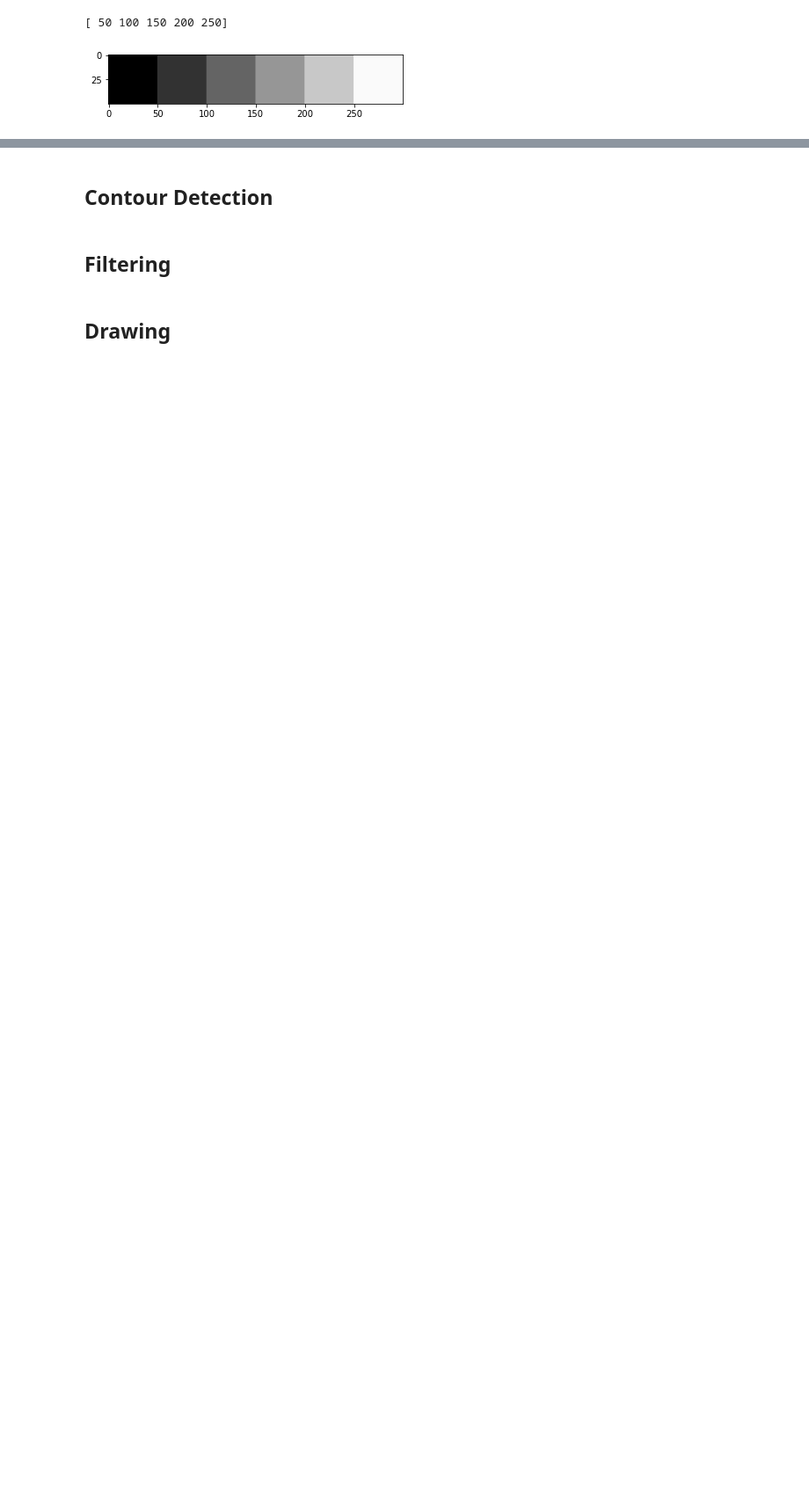
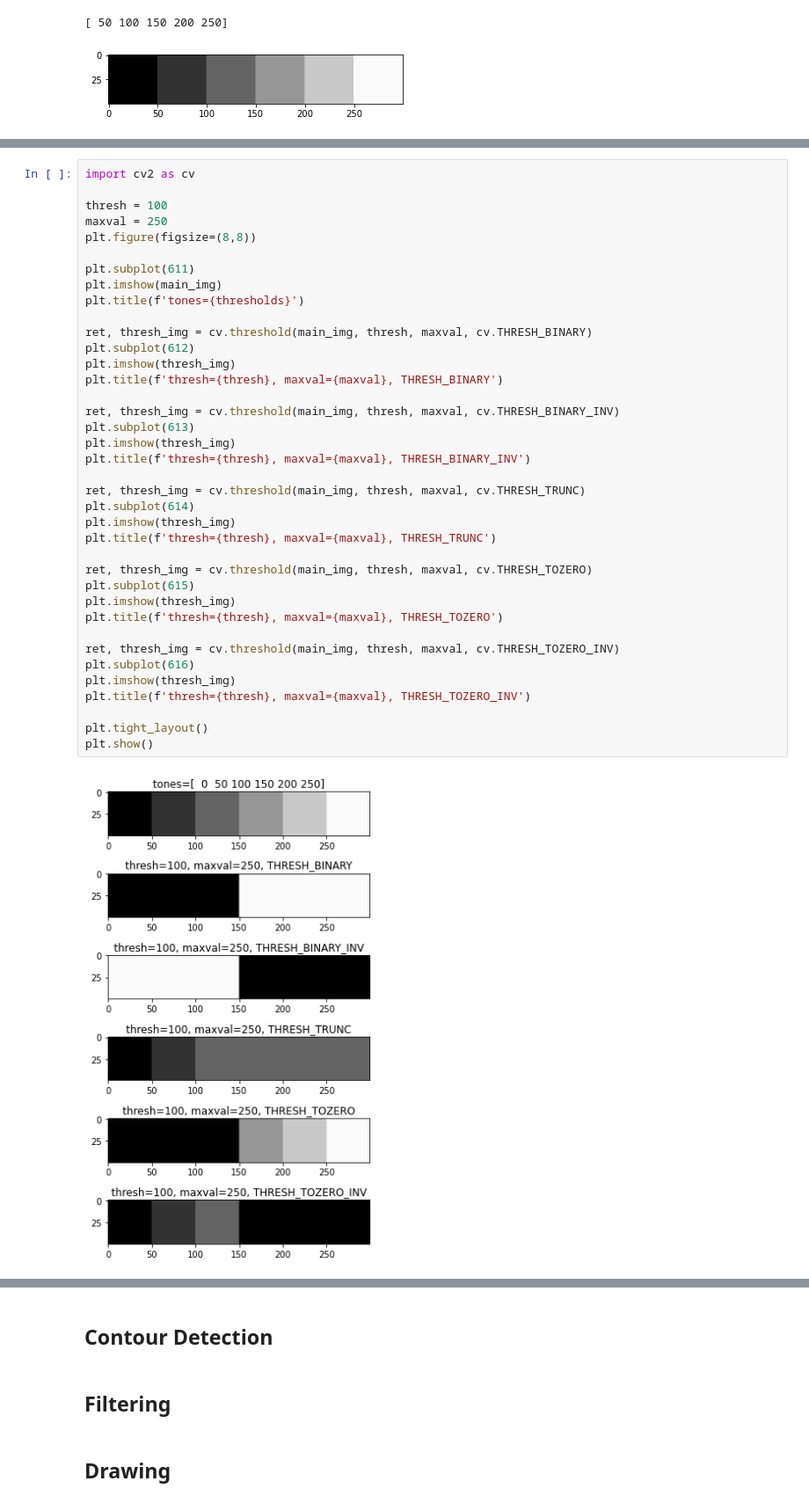
Before and after one commit to goke-ai/cv, a Jupyter notebook: essential/14.ipynb, the cells around one changed output, grey strips where cells are left out. Shown at 88% size. Drawn from its saved outputs; the diff is of its cells as text; blank space fills up the shorter version.

```diff
--- a/essential/14.ipynb
+++ b/essential/14.ipynb
@@ -36,0 +124,40 @@ plt.show()
+# %%
+import cv2 as cv
+
+thresh = 100
+maxval = 250
+plt.figure(figsize=(8,8))
+
+plt.subplot(611)
+plt.imshow(main_img)
+plt.title(f'tones={thresholds}')
+
+ret, thresh_img = cv.threshold(main_img, thresh, maxval, cv.THRESH_BINARY)
+plt.subplot(612)
+plt.imshow(thresh_img)
+plt.title(f'thresh={thresh}, maxval={maxval}, THRESH_BINARY')
+
+ret, thresh_img = cv.threshold(main_img, thresh, maxval, cv.THRESH_BINARY_INV)
+plt.subplot(613)
+plt.imshow(thresh_img)
+plt.title(f'thresh={thresh}, maxval={maxval}, THRESH_BINARY_INV')
+
+ret, thresh_img = cv.threshold(main_img, thresh, maxval, cv.THRESH_TRUNC)
+plt.subplot(614)
+plt.imshow(thresh_img)
+plt.title(f'thresh={thresh}, maxval={maxval}, THRESH_TRUNC')
+
+ret, thresh_img = cv.threshold(main_img, thresh, maxval, cv.THRESH_TOZERO)
+plt.subplot(615)
+plt.imshow(thresh_img)
+plt.title(f'thresh={thresh}, maxval={maxval}, THRESH_TOZERO')
+
+ret, thresh_img = cv.threshold(main_img, thresh, maxval, cv.THRESH_TOZERO_INV)
+plt.subplot(616)
+plt.imshow(thresh_img)
+plt.title(f'thresh={thresh}, maxval={maxval}, THRESH_TOZERO_INV')
+
+plt.tight_layout()
+plt.show()
+# %% [output]
+[figure, added]
```
Also changed, not shown: parts of 18 cells of this notebook, 1 other file.
